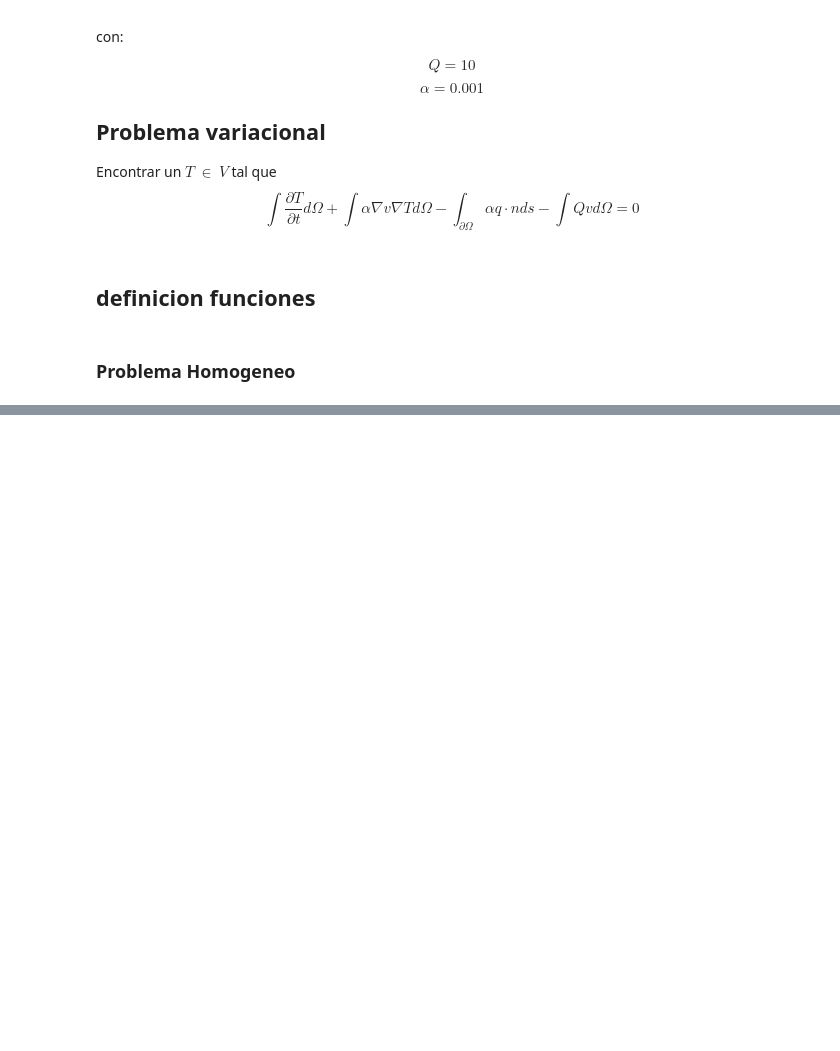
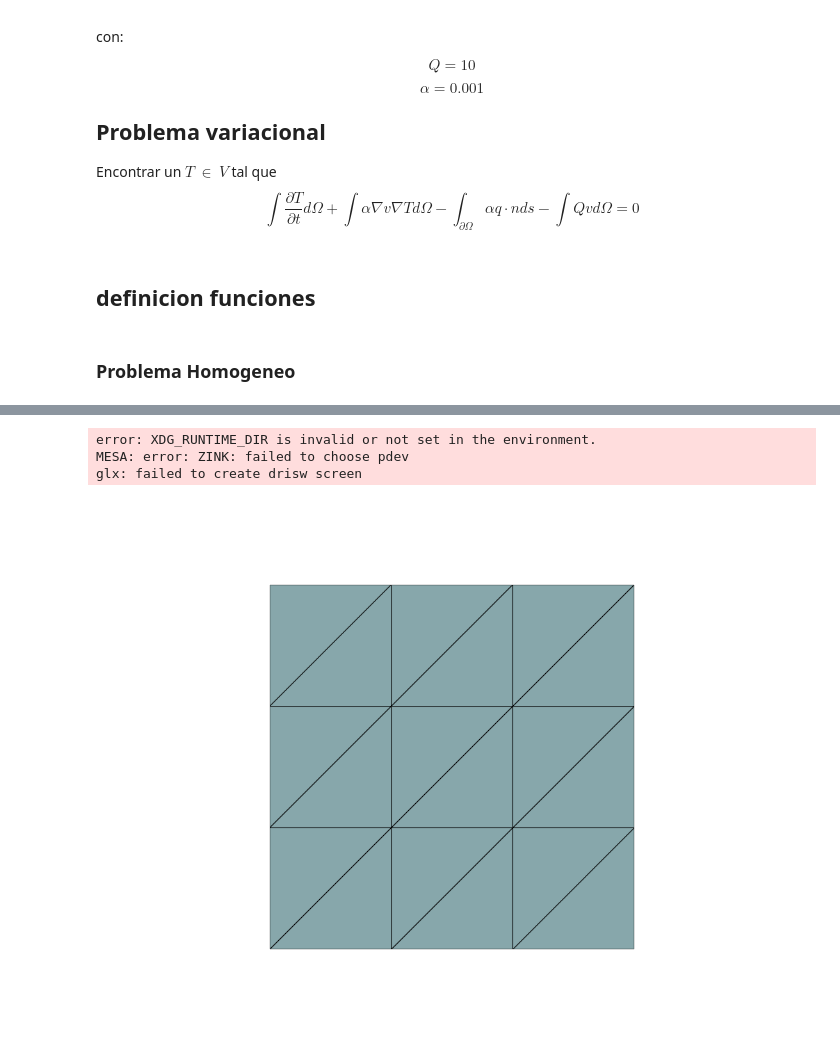
Before and after one commit to Sebastian-gomezC/Exponencial_time_schemes, a Jupyter notebook: Dolfinx/difusión convección/advección_difusion.ipynb, the cells around one changed output, grey strips where cells are left out. Drawn from its saved outputs; the diff is of its cells as text; code cells hidden in the pictures; blank space fills up the shorter version.

```diff
--- a/Dolfinx/difusión convección/advección_difusion.ipynb
+++ b/Dolfinx/difusión convección/advección_difusion.ipynb
@@ -619,0 +1769,17 @@ dt1
+# %%
+import pyvista
+pyvista.start_xvfb()
+tdim = mesh.topology.dim
+mesh.topology.create_connectivity(tdim, tdim)
+topology, cell_types, geometry = plot.vtk_mesh(mesh, tdim)
+grid = pyvista.UnstructuredGrid(topology, cell_types, geometry)
+plotter = pyvista.Plotter()
+plotter.add_mesh(grid, show_edges=True)
+plotter.view_xy()
+plotter.add_axes
+plotter.show()
+# %% [output]
+error: XDG_RUNTIME_DIR is invalid or not set in the environment.
+MESA: error: ZINK: failed to choose pdev
+glx: failed to create drisw screen
+[figure, added]
```
Also changed, not shown: parts of 29 cells of this notebook, 8 other files.
